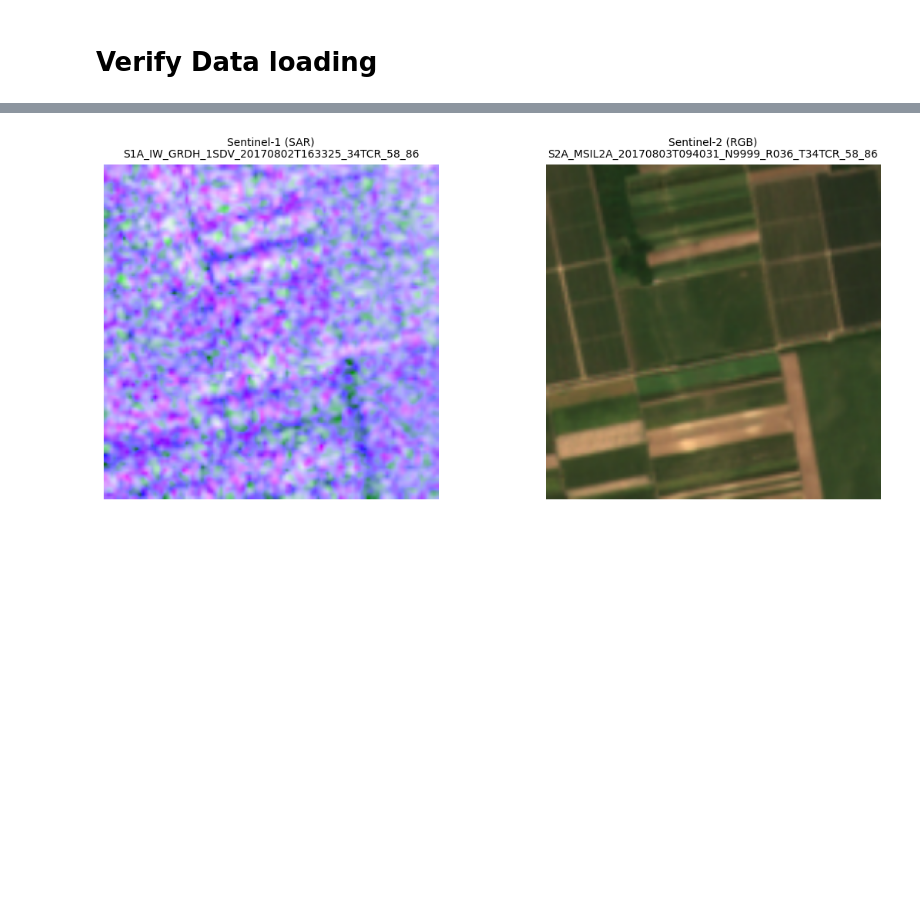
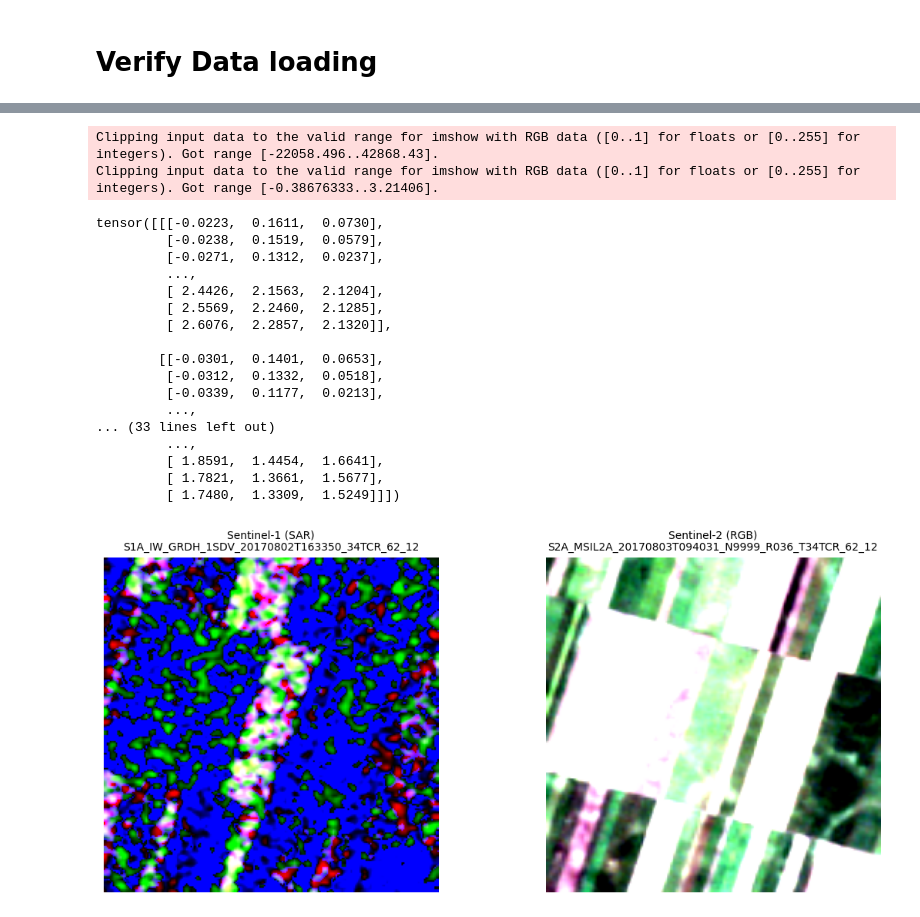
Before and after one commit to JEPAforRemoteSensing/JEPA, a Jupyter notebook: src/verify_data_loading.ipynb, the cells around one changed output, grey strips where cells are left out. Cells and saved outputs as stored; diff of their text form; code cells hidden in the pictures; blank space fills up the shorter version.

Commit message:
Fix data normalization and add data visualization

```diff
--- a/src/verify_data_loading.ipynb
+++ b/src/verify_data_loading.ipynb
@@ -21,34 +22,61 @@ S1A_IW_GRDH_1SDV_20170802T163350_34TCR_28_12 S2A_MSIL2A_20170803T094031_N9999_R0
 # %%
 import matplotlib.pyplot as plt
 import numpy as np
 
-idx = 456
+idx = 545
 s1_img, s2_img = train_ds[idx]
 
 fig, axes = plt.subplots(1, 2, figsize=(12, 5))
 
 vv = s1_img[0]  # VV polarization
 vh = s1_img[1]  # VH polarization
 
-vv_norm = (vv - vv.min()) / (vv.max() - vv.min())
-vh_norm = (vh - vh.min()) / (vh.max() - vh.min())
+Z = vv**2 + vh**2
 
-vv_vh_ratio = np.clip(vv_norm / (vh_norm + 1e-10), 0, 1)
+# vv_norm = (vv - vv.min()) / (vv.max() - vv.min())
+# vh_norm = (vh - vh.min()) / (vh.max() - vh.min())
+vv_norm = vv
+vh_norm = vh
+
+vv_vh_ratio = vv_norm / vh_norm
 s1_rgb = np.stack([vv_norm, vh_norm, vv_vh_ratio], axis=-1)
-
+# A=np.abs(Z.numpy())
+# Am=np.mean(A)
+# As=np.std(np.abs(A))
+# plt.figure(figsize=(4,4))
+# axes[0].imshow(20*np.log10(np.abs(Z)),cmap='gray')
 axes[0].imshow(s1_rgb)
 axes[0].set_title(f'Sentinel-1 (SAR)\n{train_ds.metadata1[idx]}', fontsize=10)
 axes[0].axis('off')
 
 rgb = s2_img[[2, 1, 0], :, :]  # Convert BGR to RGB
 
-rgb_norm = rgb / rgb.max()
-rgb_norm = np.transpose(rgb_norm, (1, 2, 0))  # CHW to HWC
-
+# rgb_norm = rgb / rgb.max()
+rgb_norm = np.transpose(rgb, (1, 2, 0))  # CHW to HWC
+print(np.round(rgb_norm, 4))
 axes[1].imshow(rgb_norm)
 axes[1].set_title(f'Sentinel-2 (RGB)\n{train_ds.metadata2[idx]}', fontsize=10)
 axes[1].axis('off')
 
 plt.tight_layout()
 # %% [output]
+Clipping input data to the valid range for imshow with RGB data ([0..1] for floats or [0..255] for integers). Got range [-22058.496..42868.43].
+Clipping input data to the valid range for imshow with RGB data ([0..1] for floats or [0..255] for integers). Got range [-0.38676333..3.21406].
+tensor([[[-0.0223,  0.1611,  0.0730],
+         [-0.0238,  0.1519,  0.0579],
+         [-0.0271,  0.1312,  0.0237],
+         ...,
+         [ 2.4426,  2.1563,  2.1204],
+         [ 2.5569,  2.2460,  2.1285],
+         [ 2.6076,  2.2857,  2.1320]],
+
+        [[-0.0301,  0.1401,  0.0653],
+         [-0.0312,  0.1332,  0.0518],
+         [-0.0339,  0.1177,  0.0213],
+         ...,
+... (33 lines left out)
+         ...,
+         [ 1.8591,  1.4454,  1.6641],
+         [ 1.7821,  1.3661,  1.5677],
+         [ 1.7480,  1.3309,  1.5249]]])
-[figure, old version]
+[figure, new version]
```
Also changed, not shown: parts of 1 cell of this notebook, 3 other files.
